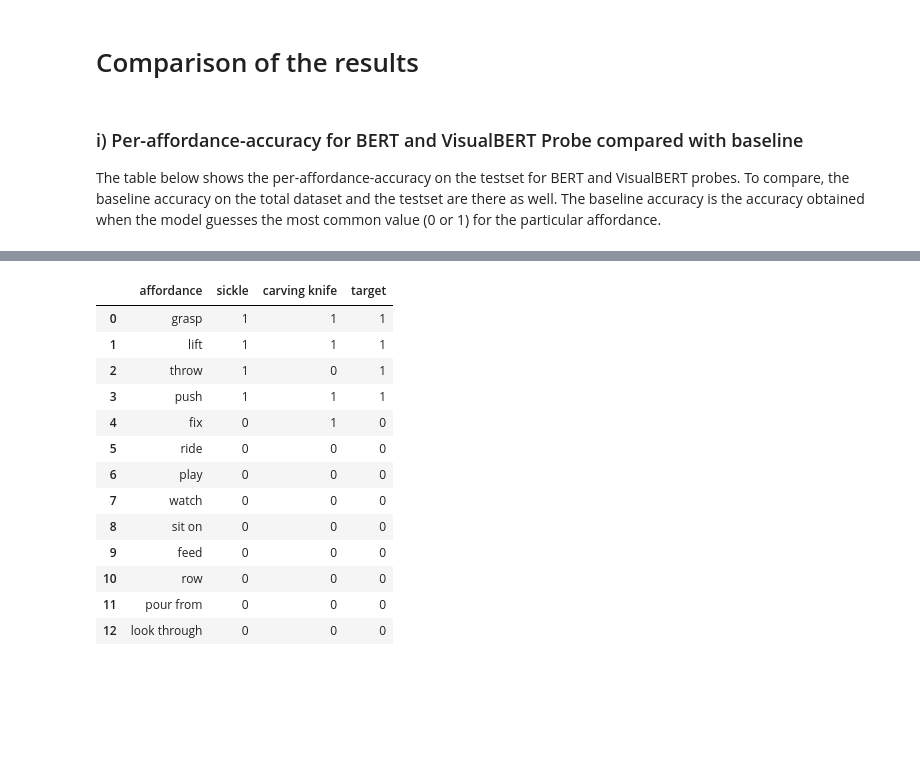
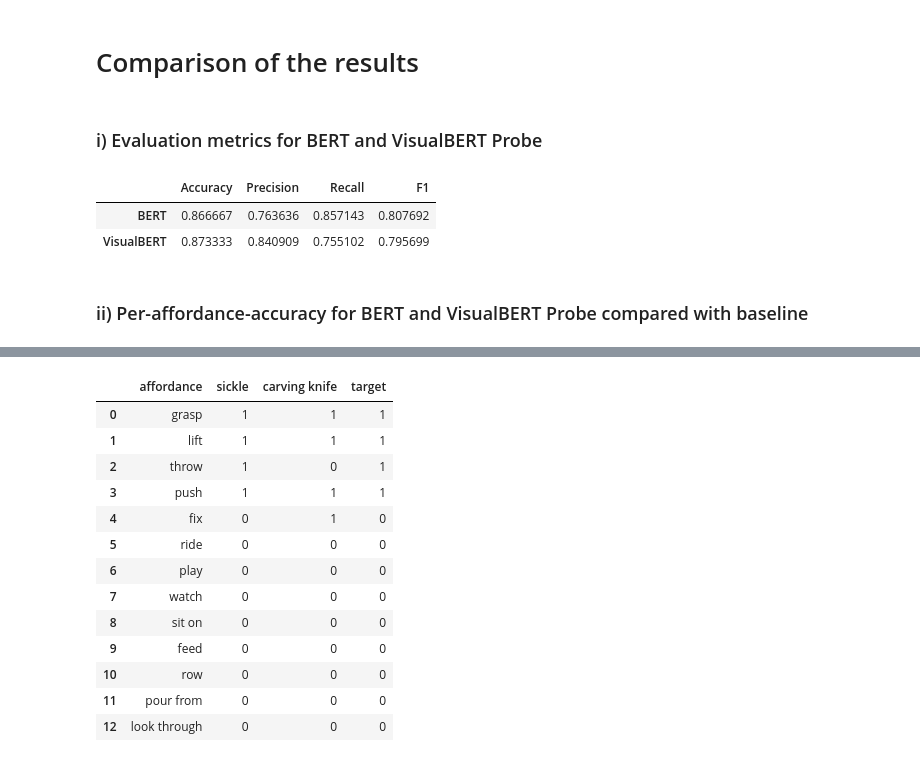
Before and after one commit to boattown/aics-course-project, a Jupyter notebook: code/test.ipynb, the cells around one changed output, grey strips where cells are left out. Drawn from its saved outputs; the diff is of its cells as text; code cells hidden in the pictures; blank space fills up the shorter version.

```diff
--- a/code/test.ipynb
+++ b/code/test.ipynb
@@ -323,10 +324,22 @@ print(f'{np.round(f1_visual_bert * 100, 2)}%')
 79.57%
 # %% [markdown]
 # Comparison of the results
-# %% [markdown]
-### i) Per-affordance-accuracy for BERT and VisualBERT Probe compared with baseline
-
-The table below shows the per-affordance-accuracy on the testset for BERT and VisualBERT probes. To compare, the baseline accuracy on the total dataset and the testset are there as well. The baseline accuracy is the accuracy obtained when the model guesses the most common value (0 or 1) for the particular affordance.
+# %% [markdown]
+### i) Evaluation metrics for BERT and VisualBERT Probe
+# %%
+all_eval_metrics = pd.DataFrame({'Accuracy':[accuracy_bert,accuracy_visual_bert],
+                       'Precision': [precision_bert, precision_visual_bert],
+                       'Recall': [recall_bert, recall_visual_bert],
+                       'F1': [f1_bert, f1_visual_bert]},
+                       index=['BERT','VisualBERT'])
+# %%
+all_eval_metrics
+# %% [output]
+|  | Accuracy | Precision | Recall | F1 |
+| BERT | 0.866667 | 0.763636 | 0.857143 | 0.807692 |
+| VisualBERT | 0.873333 | 0.840909 | 0.755102 | 0.795699 |
+# %% [markdown]
+### ii) Per-affordance-accuracy for BERT and VisualBERT Probe compared with baseline
 # %%
 baseline_dict_affordances_test = dict.fromkeys(unique_affordances, 0)
 
```
Also changed, not shown: parts of 12 cells of this notebook, 1 other file.
